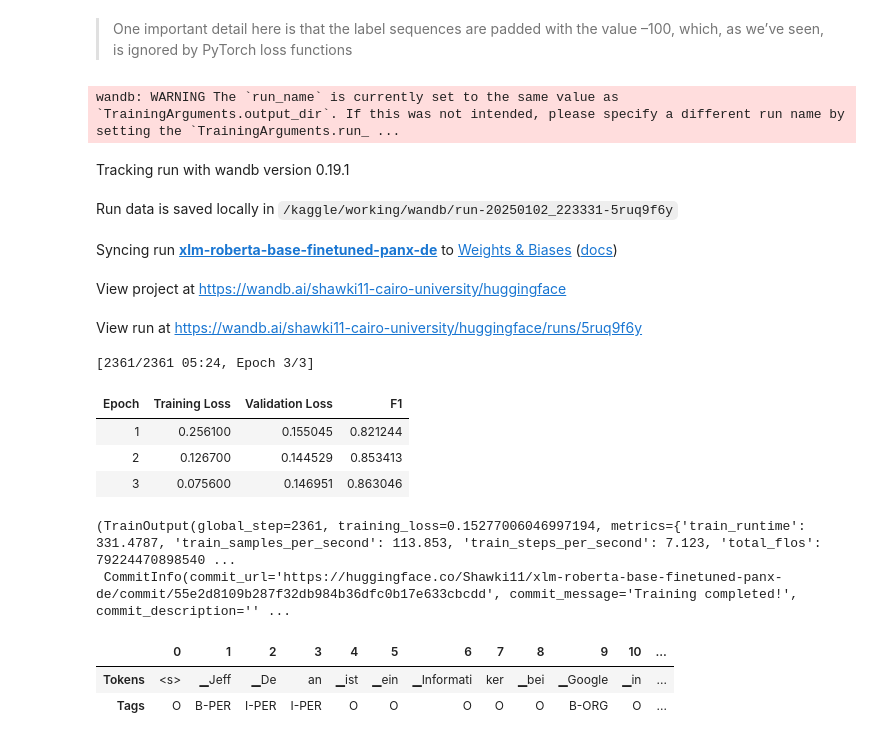
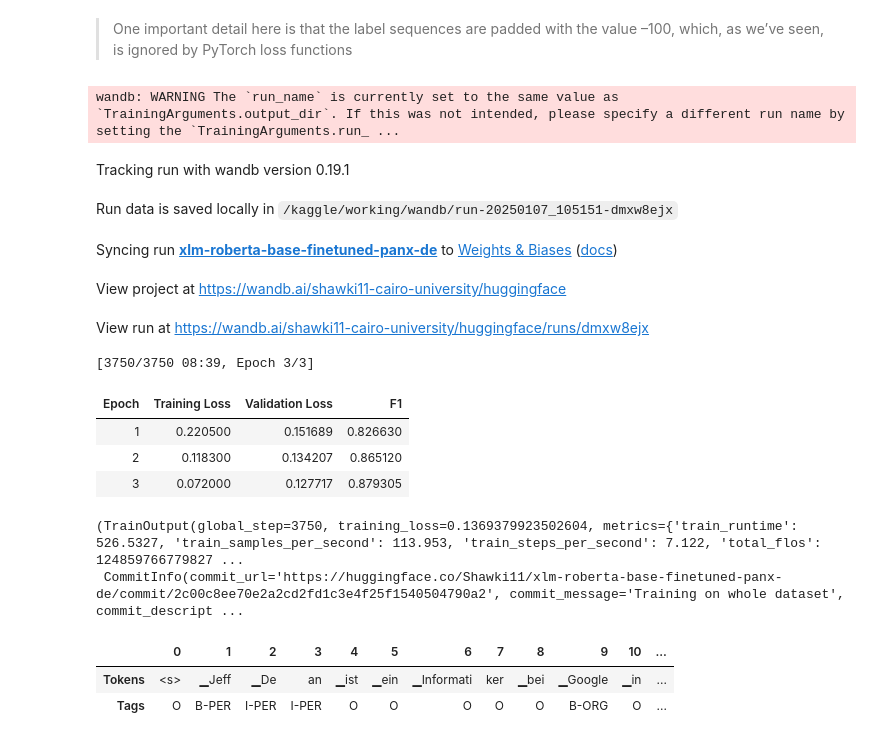
Before and after one commit to AhmeddEmad7/NER_For_Switzerland, a Jupyter notebook: Notebooks/XLM-R_monolingual-fine-tuning.ipynb, the cells around one changed output. Drawn from its saved outputs; the diff is of its cells as text; code cells hidden in the pictures.

Commit message:
XLM-R monolingual fine-tuning on the entire corpus of each lang

```diff
--- a/Notebooks/XLM-R_monolingual-fine-tuning.ipynb
+++ b/Notebooks/XLM-R_monolingual-fine-tuning.ipynb
@@ -36,13 +56,14 @@ panx_subsets[:3]
 # %%
 # Crafting an imbalance swiss corpus
 langs = ["de", "fr", "it", "en"] # [German, French, Italian, English] in ISO 639-1 language code
-fracs = [0.629, 0.229, 0.084, 0.059] # spoken proportion of each language in Switzerland
+# fracs = [0.629, 0.229, 0.084, 0.059] # spoken proportion of each language in Switzerland
 panx_ch = defaultdict(DatasetDict)
 
-for lang, frac in zip(langs, fracs):
+for lang in langs:
+
     ds = load_dataset("xtreme", name=f"PAN-X.{lang}")
     # Shuffle and downsample each split according to spoken proportion
     for split in ds:
-        panx_ch[lang][split] = ds[split].shuffle(seed=0).select(range(int(frac * ds[split].num_rows)))
+        panx_ch[lang][split] = ds[split]
 # %%
 pd.DataFrame({lang: [panx_ch[lang]["train"].num_rows] for lang in langs},
@@ -107,0 +129,4 @@ pd.DataFrame.from_dict(split2freq, orient="index") # over the same set, we have
+# %%
+panx_en = panx_ch["en"].map(create_tag_names)
+panx_it = panx_ch["it"].map(create_tag_names)
+panx_fr = panx_ch["fr"].map(create_tag_names)
@@ -107,0 +135,15 @@ pd.DataFrame.from_dict(split2freq, orient="index") # over the same set, we have
+# %%
+datasets = [panx_de, panx_en, panx_it, panx_fr]
+langs = ["de", "en", "it", "fr"]
+
+# Initialize a defaultdict of defaultdicts
+split2freq = defaultdict(lambda: defaultdict(Counter))
+
+# Count tag types for each dataset
+for lang, dataset in zip(langs, datasets):
+    for split, data in dataset.items():
+        for row in data["ner_tags_str"]:
+            for tag in row:
+                if tag.startswith("B"):
+                    tag_type = tag.split("-")[1]
+                    split2freq[lang][split][tag_type] += 1
@@ -408,21 +450,21 @@ trainer = Trainer(model_init=model_init, args=training_args, data_collator=data_
                  train_dataset=panx_de_encoded["train"], eval_dataset=panx_de_encoded["validation"],
                  tokenizer=xlmr_tokenizer)
 # %%
-trainer.train(), trainer.push_to_hub(commit_message="Training completed!")
+trainer.train(), trainer.push_to_hub(commit_message="Training on whole dataset")
 # %% [output]
 wandb: WARNING The `run_name` is currently set to the same value as `TrainingArguments.output_dir`. If this was not intended, please specify a different run name by setting the `TrainingArguments.run_ ...
 Tracking run with wandb version 0.19.1
-Run data is saved locally in /kaggle/working/wandb/run-20250102_223331-5ruq9f6y
+Run data is saved locally in /kaggle/working/wandb/run-20250107_105151-dmxw8ejx
 Syncing run xlm-roberta-base-finetuned-panx-de to Weights & Biases (docs)
 View project at https://wandb.ai/shawki11-cairo-university/huggingface
-View run at https://wandb.ai/shawki11-cairo-university/huggingface/runs/5ruq9f6y
+View run at https://wandb.ai/shawki11-cairo-university/huggingface/runs/dmxw8ejx
-[2361/2361 05:24, Epoch 3/3]
+[3750/3750 08:39, Epoch 3/3]
 | Epoch | Training Loss | Validation Loss | F1 |
-| 1 | 0.256100 | 0.155045 | 0.821244 |
-| 2 | 0.126700 | 0.144529 | 0.853413 |
-| 3 | 0.075600 | 0.146951 | 0.863046 |
+| 1 | 0.220500 | 0.151689 | 0.826630 |
+| 2 | 0.118300 | 0.134207 | 0.865120 |
+| 3 | 0.072000 | 0.127717 | 0.879305 |
-(TrainOutput(global_step=2361, training_loss=0.15277006046997194, metrics={'train_runtime': 331.4787, 'train_samples_per_second': 113.853, 'train_steps_per_second': 7.123, 'total_flos': 79224470898540 ...
- CommitInfo(commit_url='https://huggingface.co/Shawki11/xlm-roberta-base-finetuned-panx-de/commit/55e2d8109b287f32db984b36dfc0b17e633cbcdd', commit_message='Training completed!', commit_description='' ...
+(TrainOutput(global_step=3750, training_loss=0.1369379923502604, metrics={'train_runtime': 526.5327, 'train_samples_per_second': 113.953, 'train_steps_per_second': 7.122, 'total_flos': 124859766779827 ...
+ CommitInfo(commit_url='https://huggingface.co/Shawki11/xlm-roberta-base-finetuned-panx-de/commit/2c00c8ee70e2a2cd2fd1c3e4f25f1540504790a2', commit_message='Training on whole dataset', commit_descript ...
 # %%
 text_de = "Jeff Dean ist ein Informatiker bei Google in Kalifornien"
 tag_text(text_de, trainer.model, xlmr_tokenizer)
```
Also changed, not shown: parts of 72 cells of this notebook.
